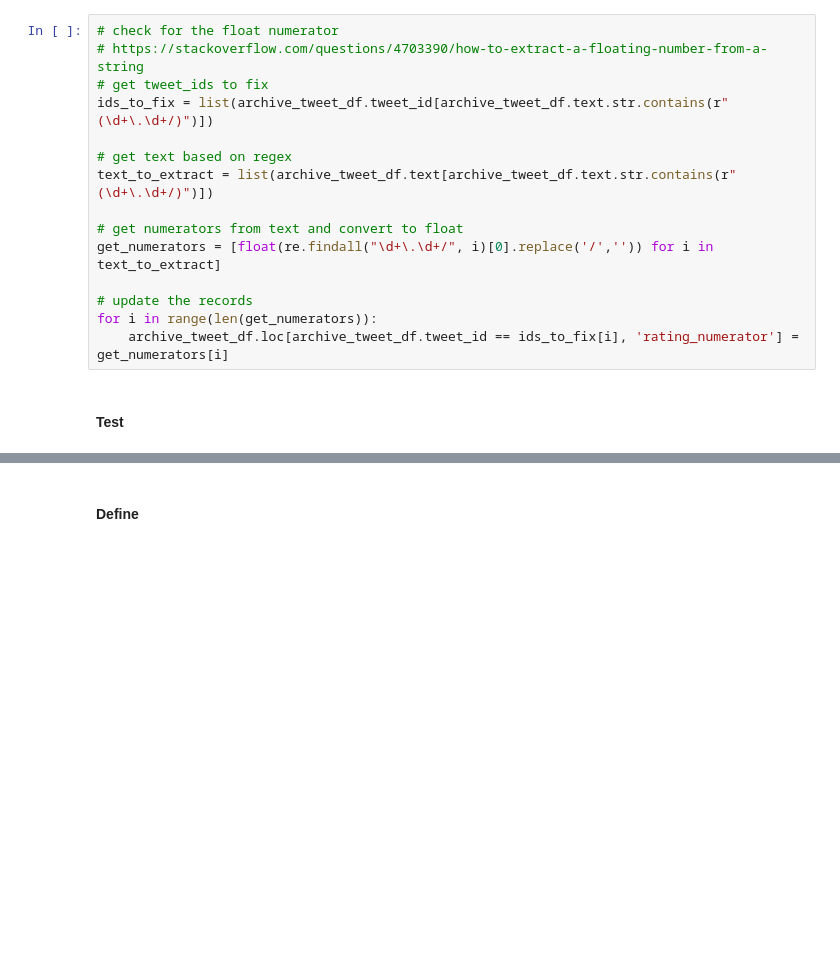
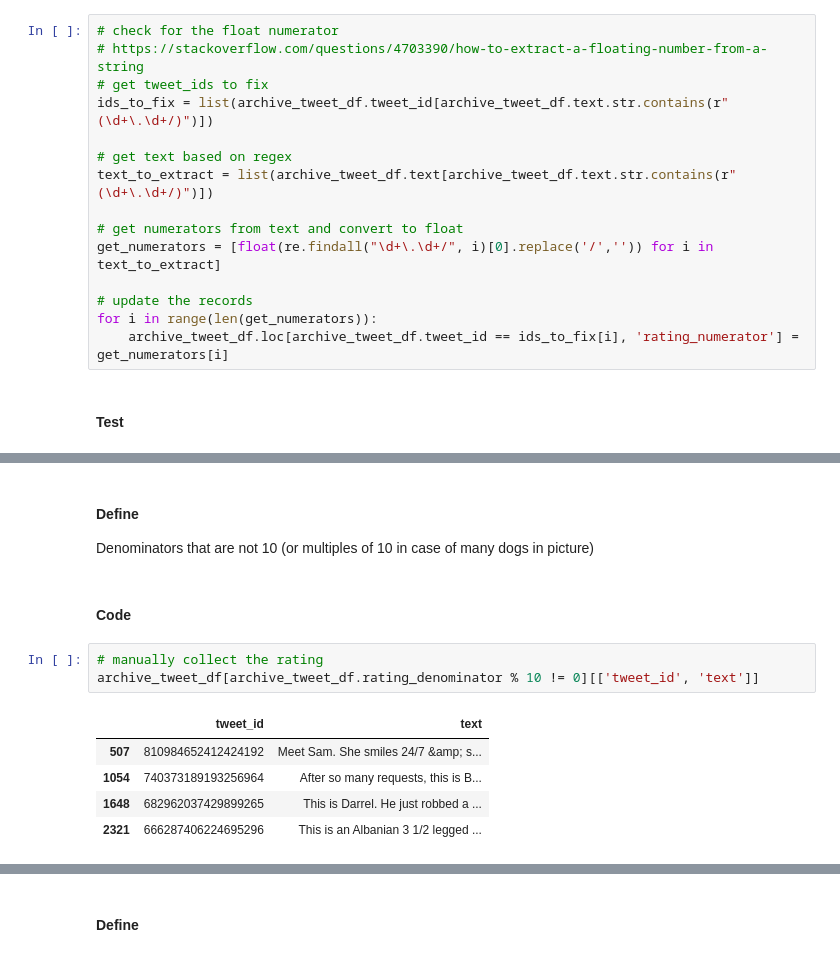
Before and after one commit to marooned20/Udacity-Data-Wrangling, a Jupyter notebook: wrangle_act.ipynb, the cells around one changed output, grey strips where cells are left out. Drawn from its saved outputs; the diff is of its cells as text; blank space fills up the shorter version.

Commit message:
fix denominators

```diff
--- a/wrangle_act.ipynb
+++ b/wrangle_act.ipynb
@@ -581,3 +583,17 @@ archive_tweet_df[archive_tweet_df.text.str.contains(r"(\d+\.\d+/)")]
 | 685 | 786709082849828864 | NaN | NaN | 2016-10-13 23:23:56 | <a href="http://twitter.com/downl... | This is Logan, the Chow who lived... | https://twitter.com/dog_rates/sta... | ... |
 | 753 | 778027034220126208 | NaN | NaN | 2016-09-20 00:24:34 | <a href="http://twitter.com/downl... | This is Sophie. She's a Jubilant ... | https://twitter.com/dog_rates/sta... | ... |
 | 1698 | 680494726643068929 | NaN | NaN | 2015-12-25 21:06:00 | <a href="http://twitter.com/downl... | Here we have uncovered an entire ... | https://twitter.com/dog_rates/sta... | ... |
+# %% [markdown]
+#### Define
+Denominators that are not 10 (or multiples of 10 in case of many dogs in picture)
+# %% [markdown]
+#### Code
+# %%
+# manually collect the rating
+archive_tweet_df[archive_tweet_df.rating_denominator % 10 != 0][['tweet_id', 'text']]
+# %% [output]
+|  | tweet_id | text |
+| 507 | 810984652412424192 | Meet Sam. She smiles 24/7 &amp; s... |
+| 1054 | 740373189193256964 | After so many requests, this is B... |
+| 1648 | 682962037429899265 | This is Darrel. He just robbed a ... |
+| 2321 | 666287406224695296 | This is an Albanian 3 1/2 legged ... |
```
Also changed, not shown: parts of 8 cells of this notebook.
